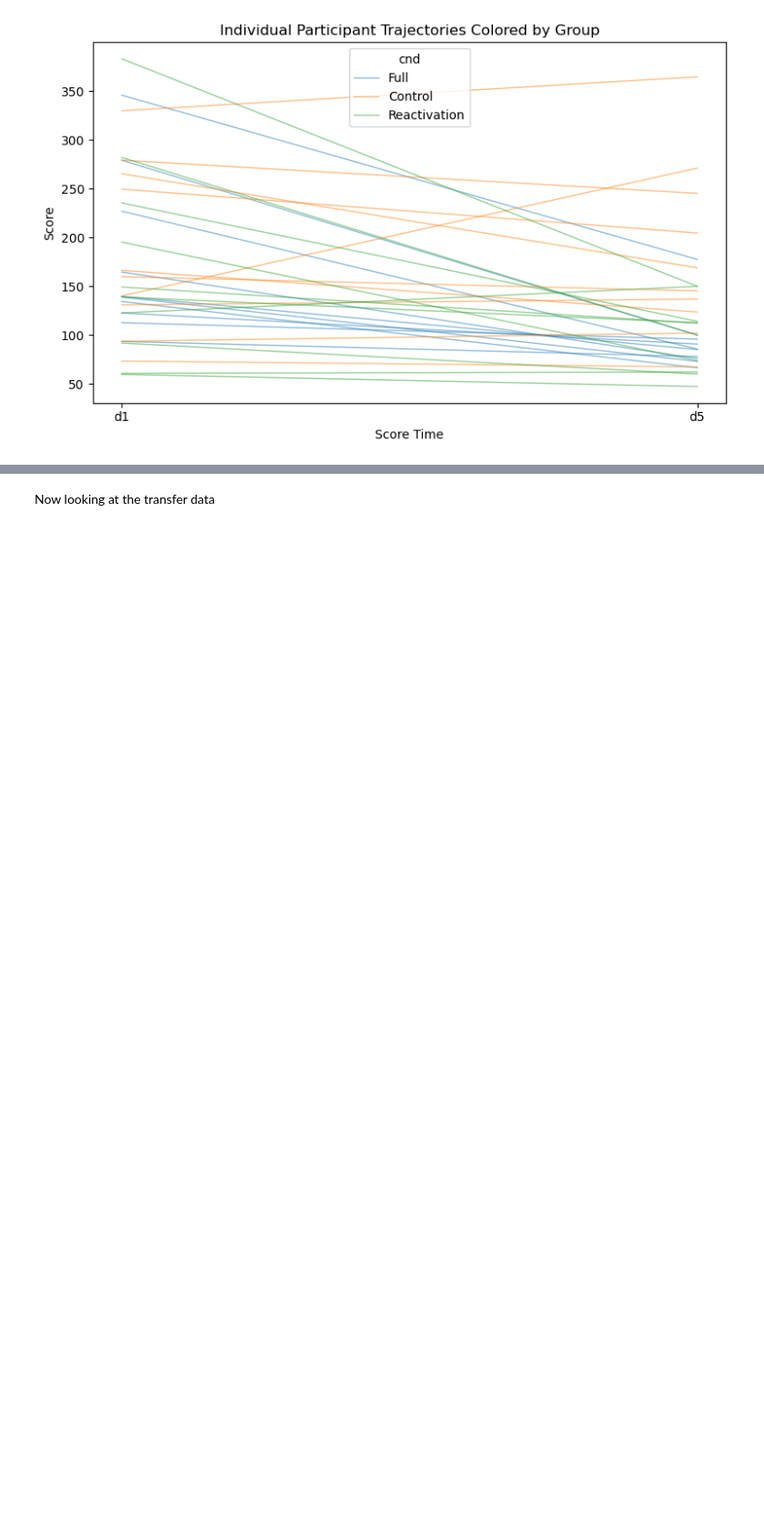
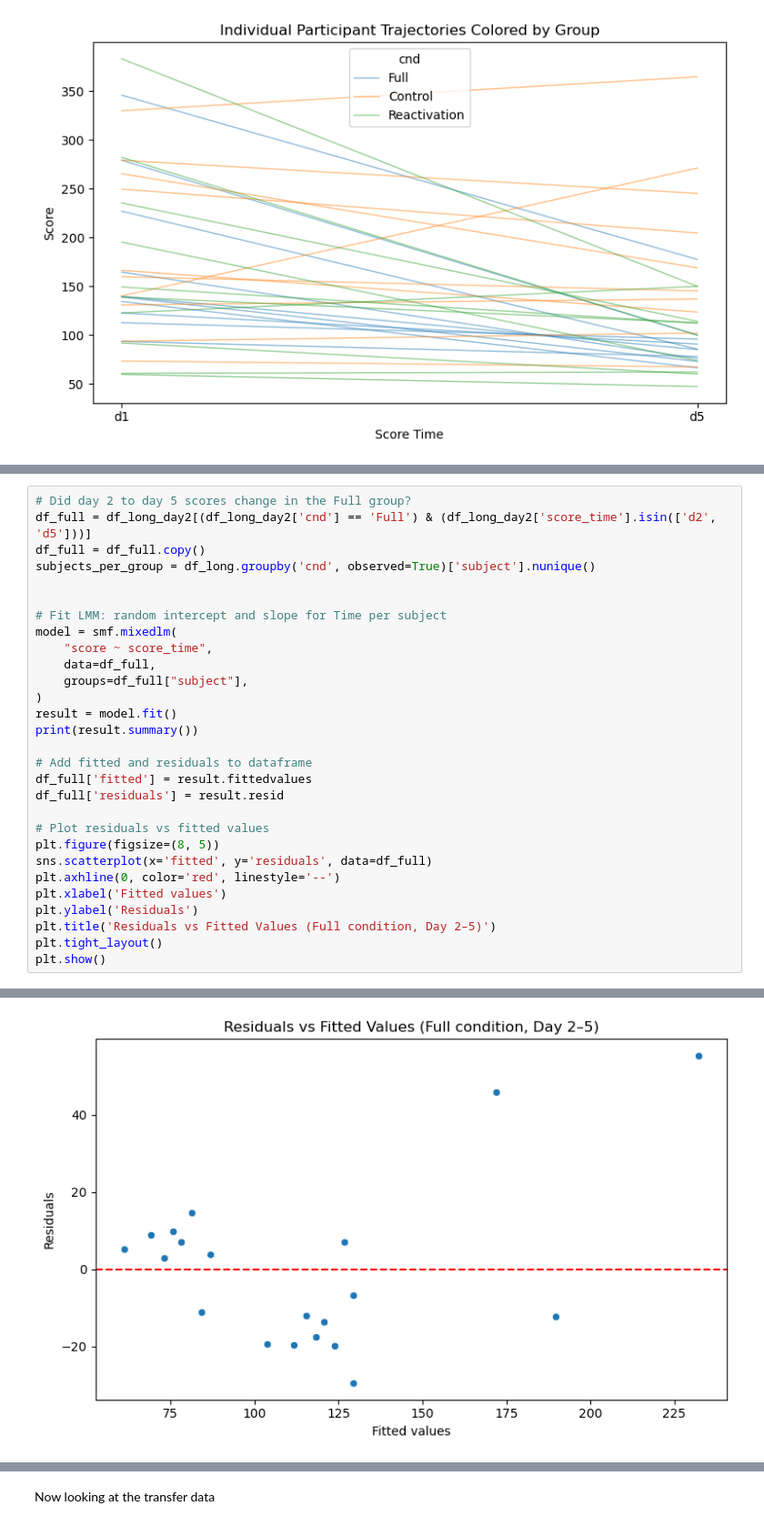
Before and after one commit to YlkaKolken/Attention-TDT, a Jupyter notebook: analysis_two_tasks.ipynb, the cells around one changed output, grey strips where cells are left out. Shown at 91% size. Drawn from its saved outputs; the diff is of its cells as text; blank space fills up the shorter version.

```diff
--- a/analysis_two_tasks.ipynb
+++ b/analysis_two_tasks.ipynb
@@ -77,0 +134,30 @@ plt.show()
+# %%
+# Did day 2 to day 5 scores change in the Full group?
+df_full = df_long_day2[(df_long_day2['cnd'] == 'Full') & (df_long_day2['score_time'].isin(['d2', 'd5']))]
+df_full = df_full.copy()
+subjects_per_group = df_long.groupby('cnd', observed=True)['subject'].nunique()
+
+
+# Fit LMM: random intercept and slope for Time per subject
+model = smf.mixedlm(
+    "score ~ score_time",
+    data=df_full,
+    groups=df_full["subject"],
+)
+result = model.fit()
+print(result.summary())
+
+# Add fitted and residuals to dataframe
+df_full['fitted'] = result.fittedvalues
+df_full['residuals'] = result.resid
+
+# Plot residuals vs fitted values
+plt.figure(figsize=(8, 5))
+sns.scatterplot(x='fitted', y='residuals', data=df_full)
+plt.axhline(0, color='red', linestyle='--')
+plt.xlabel('Fitted values')
+plt.ylabel('Residuals')
+plt.title('Residuals vs Fitted Values (Full condition, Day 2–5)')
+plt.tight_layout()
+plt.show()
+# %% [output]
@@ -78,3 +179,4 @@ plt.show()
+[figure, added]
 # %%
 # Set 'Full' as the reference group for cnd and make LMM
 df_long['cnd'] = pd.Categorical(df_long['cnd'], categories=['Control', 'Full','Reactivation'])
```
Also changed, not shown: parts of 9 cells of this notebook.
